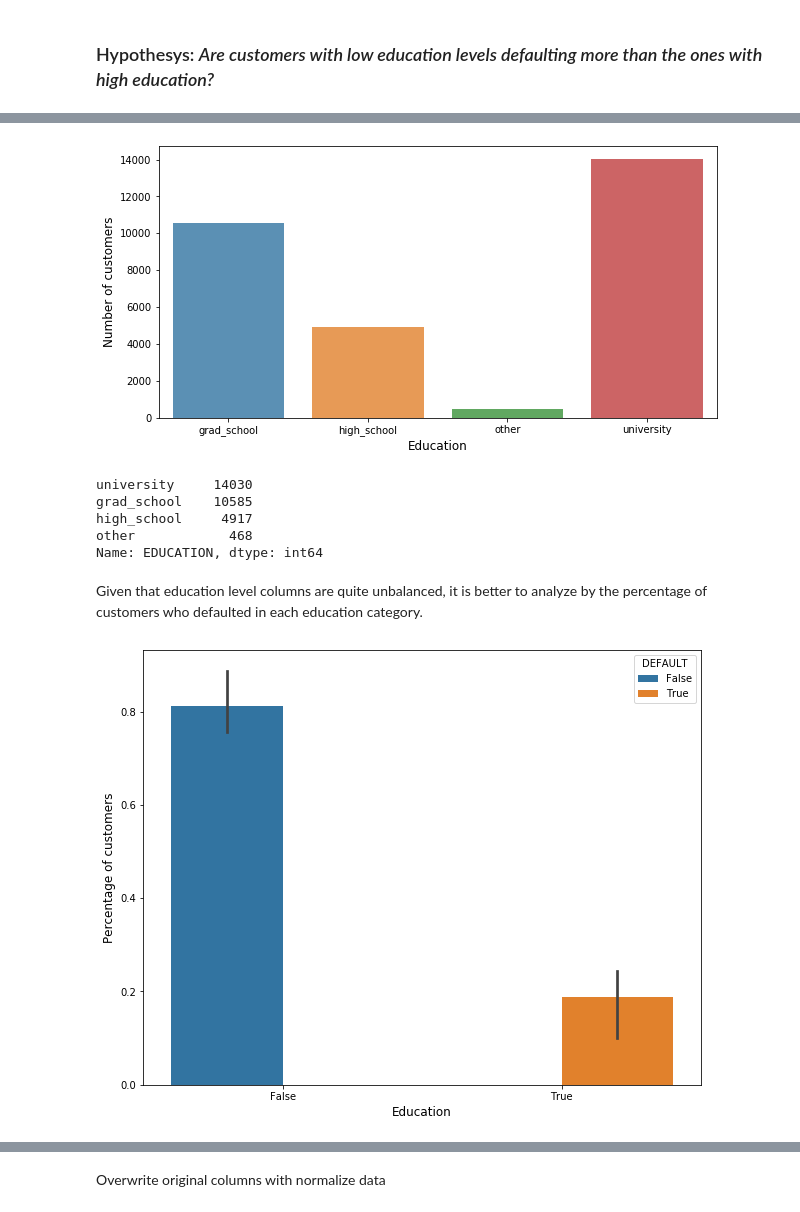
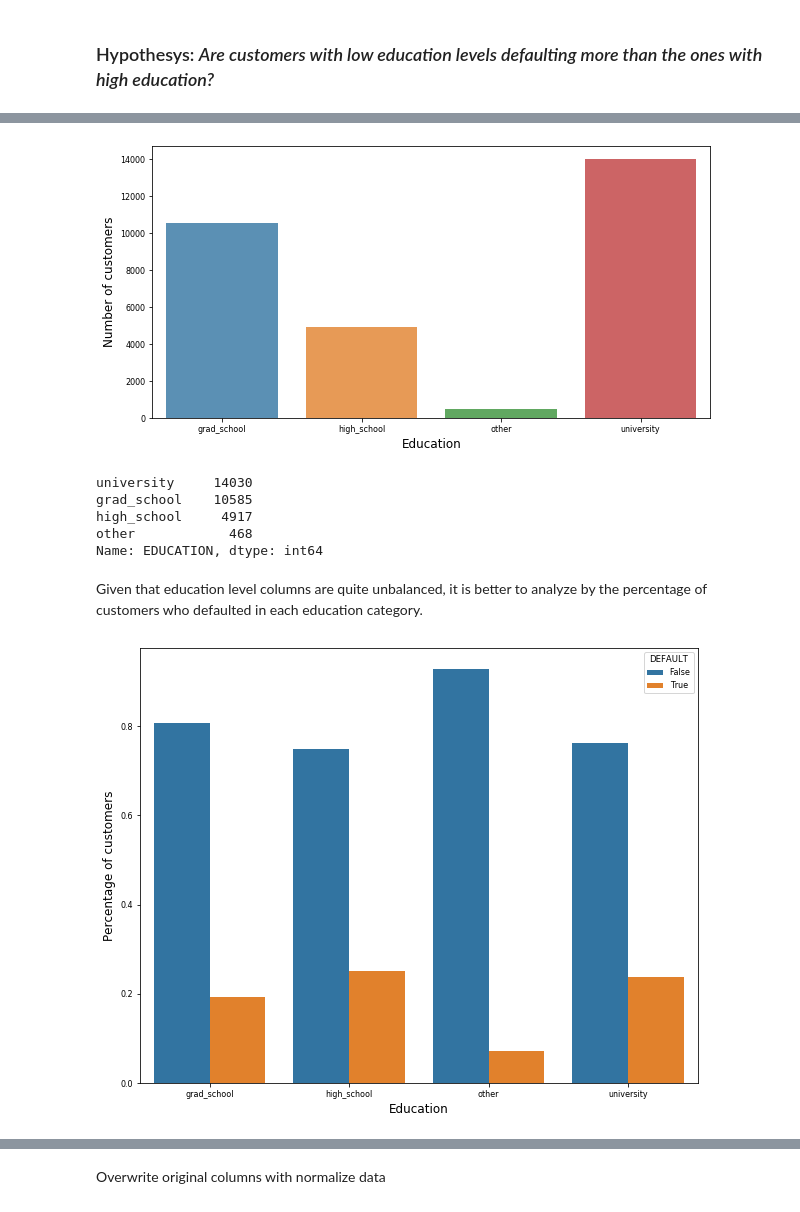
Before and after one commit to evillag/xtol_m5, a Jupyter notebook: T2/EDA_M5T2.ipynb, the cells around one changed output, grey strips where cells are left out. Saved outputs shown, nothing was run; the diff lists cells and outputs as text; code cells hidden in the pictures.

Commit message:
Updated graphs

```diff
--- a/T2/EDA_M5T2.ipynb
+++ b/T2/EDA_M5T2.ipynb
@@ -80,6 +80,19 @@ import matplotlib.pyplot as plt
 import seaborn as sns
 %matplotlib inline
 plt.rcParams['figure.figsize'] = [10.0, 8.0]
+
+# Plot font sizes (source: https://stackoverflow.com/a/39566040/366771)
+SMALL_SIZE = 8
+MEDIUM_SIZE = 10
+BIGGER_SIZE = 12
+
+plt.rc('font', size=SMALL_SIZE)          # controls default text sizes
+plt.rc('axes', titlesize=SMALL_SIZE)     # fontsize of the axes title
+plt.rc('axes', labelsize=MEDIUM_SIZE)    # fontsize of the x and y labels
+plt.rc('xtick', labelsize=SMALL_SIZE)    # fontsize of the tick labels
+plt.rc('ytick', labelsize=SMALL_SIZE)    # fontsize of the tick labels
+plt.rc('legend', fontsize=SMALL_SIZE)    # legend fontsize
+plt.rc('figure', titlesize=BIGGER_SIZE)  # fontsize of the figure title
 # %% [markdown]
 # Reading Data Set using Pandas
 # %%
@@ -404,7 +518,7 @@ plt.xlabel('Education', fontsize=12)
 plt.show()
 print(education_count)
 # %% [output]
-[figure, old version]
+[figure, new version]
 university     14030
 grad_school    10585
 high_school     4917
@@ -415,14 +529,14 @@ Given that education level columns are quite unbalanced, it is better to analyze
 # %%
 # Show the percentage of defaulted clients per education level
 # Source: https://stackoverflow.com/a/53783773/366771
 
 credit['frequency'] = 0 # a dummy column to refer to
 counts = credit.groupby(['EDUCATION', 'DEFAULT']).count()
 freq_per_group = counts.div(counts.groupby('EDUCATION').transform('sum')).reset_index()
-sns.barplot(x=col, y='frequency', hue='DEFAULT', data=freq_per_group)
+sns.barplot(x='EDUCATION', y='frequency', hue='DEFAULT', data=freq_per_group)
 plt.ylabel('Percentage of customers', fontsize=12)
 plt.xlabel('Education', fontsize=12)
 plt.show()
 credit = credit.drop(['frequency'], axis=1)
 # %% [output]
-[figure, old version]
+[figure, new version]
```
Also changed, not shown: parts of 45 cells of this notebook.
